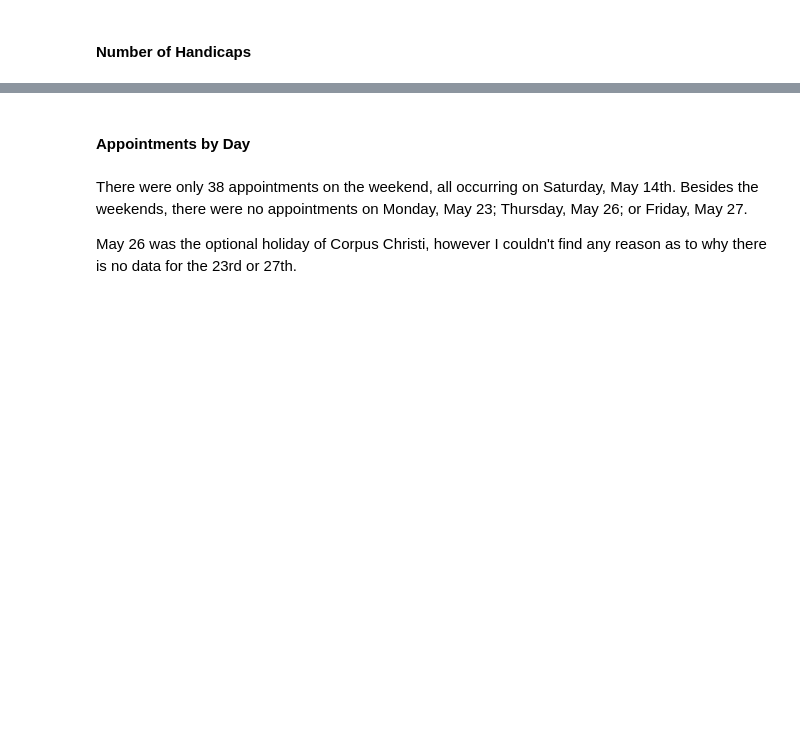
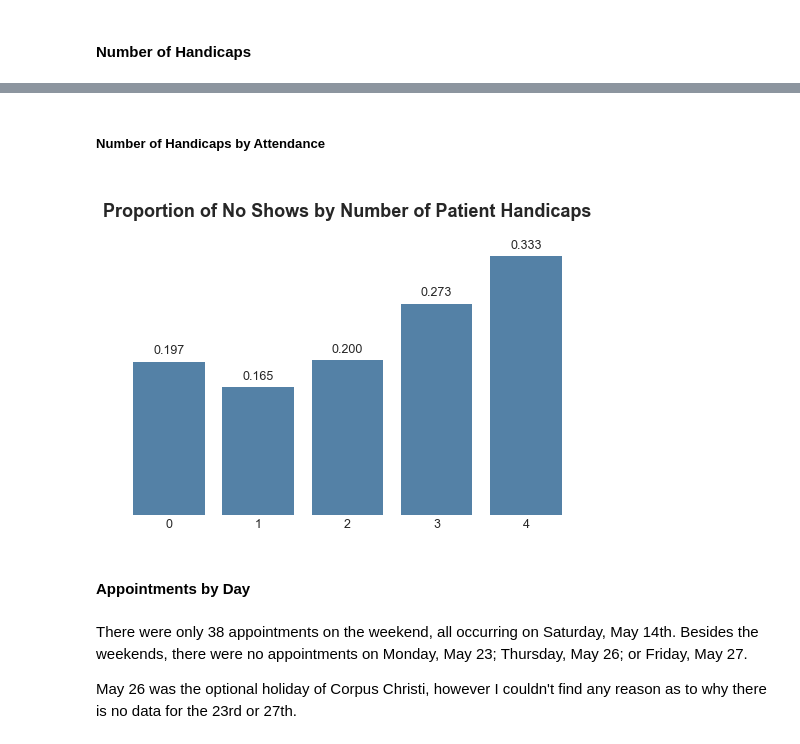
Before and after one commit to jaclynrich/appt-no-show, a Jupyter notebook: appt-no-show.ipynb, the cells around one changed output, grey strips where cells are left out. Drawn from its saved outputs; the diff is of its cells as text; code cells hidden in the pictures; blank space fills up the shorter version.

```diff
--- a/appt-no-show.ipynb
+++ b/appt-no-show.ipynb
@@ -778,3 +808,25 @@ round(unique_patients['NumHandicaps'].mean(), 3)
+# %% [markdown]
+##### Number of Handicaps by Attendance
+# %%
+fig, ax = plt.subplots(1, 1, figsize = (8, 5))
+data = no_show_props['NumHandicaps'][no_show_props['NumHandicaps']['NoShow'] == 1]
+sns.barplot(x = 'NumHandicaps', y = 'prop', data = data, color = 'steelblue');
+sns.despine(left = True, bottom = True)
+plt.title('\nProportion of No Shows by Number of Patient Handicaps\n', fontsize = 18, fontweight = 'bold')
+plt.xlabel('')
+plt.ylabel('')
+ax.set(yticklabels='')
+
+for p in ax.patches:
+    height = p.get_height()
+    ax.text(p.get_x() + p.get_width()/2.,
+            height + 0.01,
+            '{:0.3f}'.format(height),
+            ha="center")
+
+plt.show();
+# %% [output]
+[figure, added]
 # %% [markdown]
 #### Appointments by Day
 # %%
```
Also changed, not shown: parts of 10 cells of this notebook.
